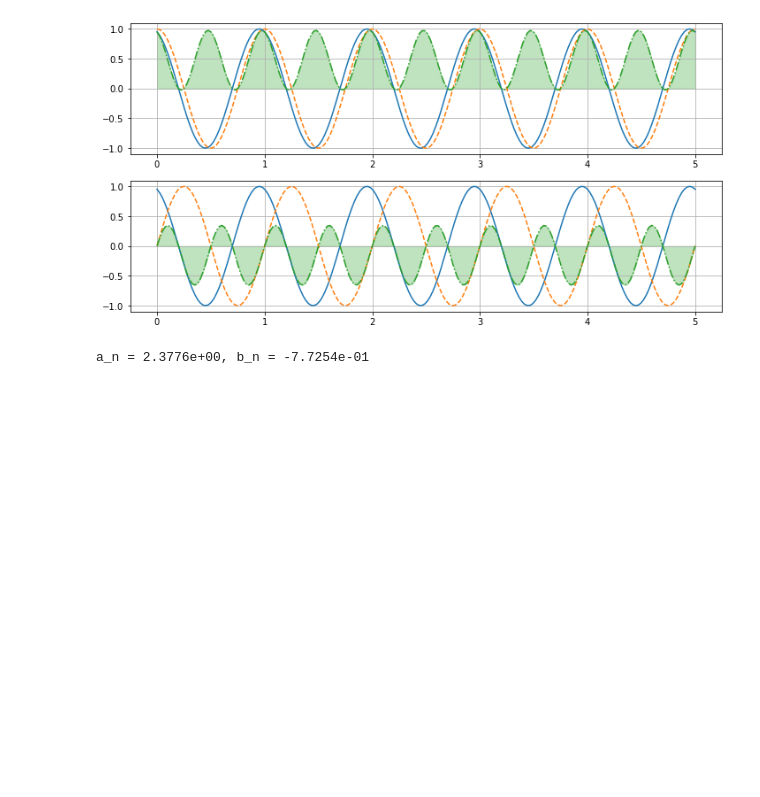
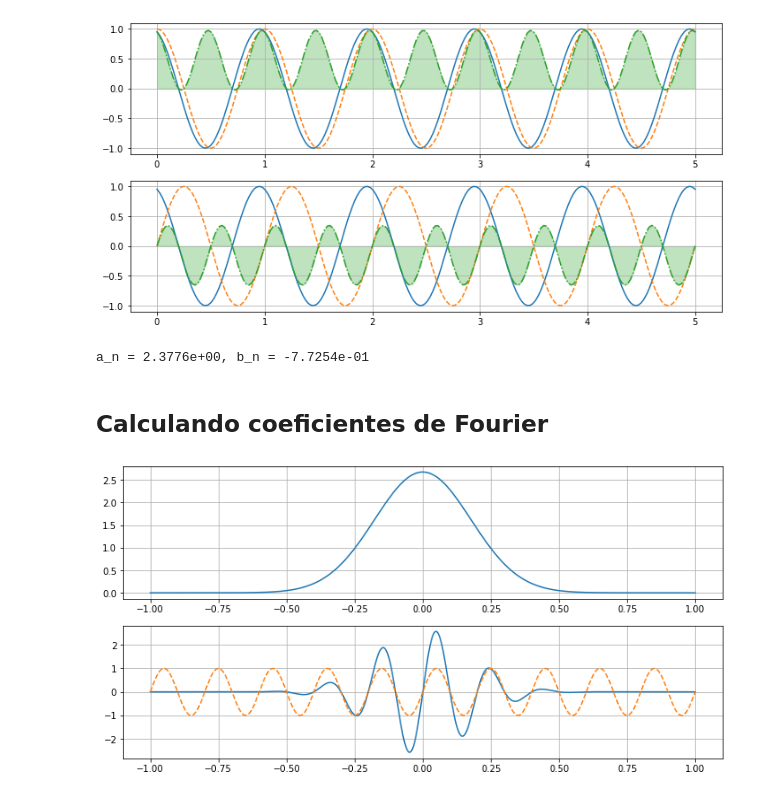
Before and after one commit to gdcs92/math-demos, a Jupyter notebook: fourier_coefficients.ipynb, the cells around one changed output. Cells and saved outputs as stored; diff of their text form; code cells hidden in the pictures; blank space fills up the shorter version.

```diff
--- a/fourier_coefficients.ipynb
+++ b/fourier_coefficients.ipynb
@@ -177,3 +177,30 @@ print(f"{a_n = :.4e}, {b_n = :.4e}")
 # %% [output]
 [figure]
 a_n = 2.3776e+00, b_n = -7.7254e-01
+# %% [markdown]
+## Calculando coeficientes de Fourier
+# %%
+def f(x): return np.sin(10*PI*x)
+
+sd = 0.25
+g_eps = lambda x: np.exp(-x**2/sd**2)
+norm_c = integrate.quad(g_eps, a=-sd, b=sd)[0]
+g = lambda x: g_eps(x) / norm_c
+
+X = np.linspace(-1, 1, 500)
+
+Y = [f(x)*g(x) for x in X]
+
+fig, axs = plt.subplots(2, 1, figsize=(12, 6))
+
+ax = axs[0]
+ax.plot(X, g(X), '-')
+ax.grid()
+
+ax = axs[1]
+ax.plot(X, Y, '-')
+ax.plot(X, f(X), '--')
+ax.grid()
+plt.show()
+# %% [output]
+[figure, added]
```
Also changed, not shown: parts of 14 cells of this notebook.
